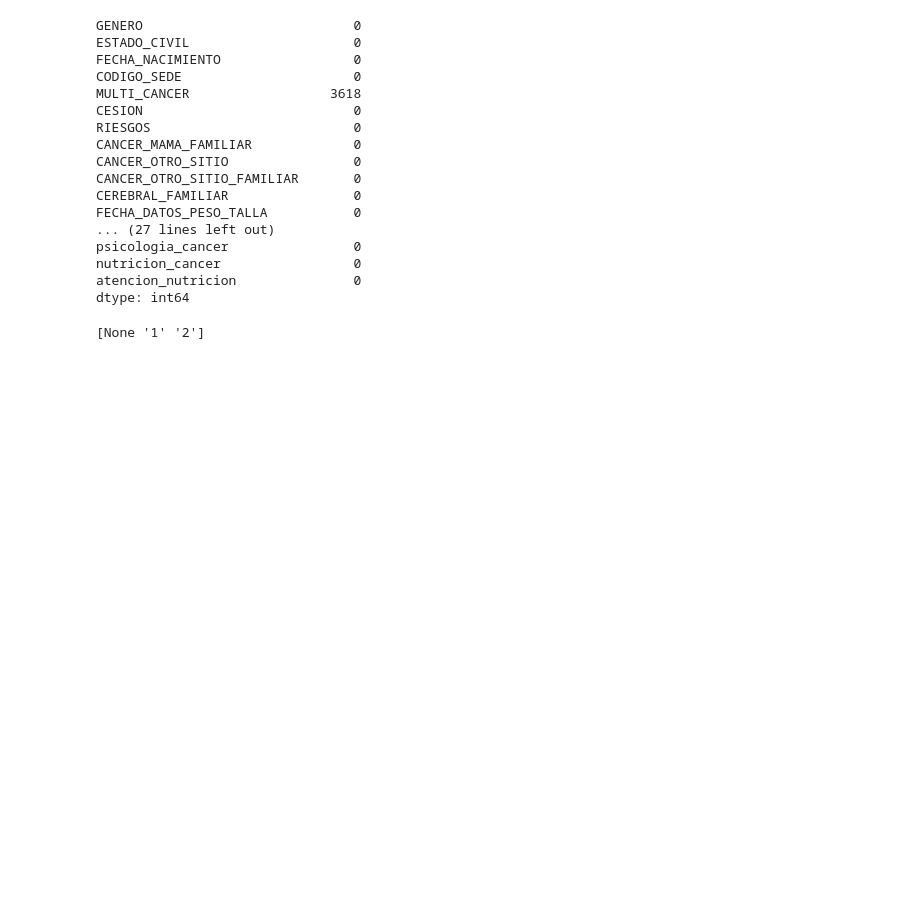
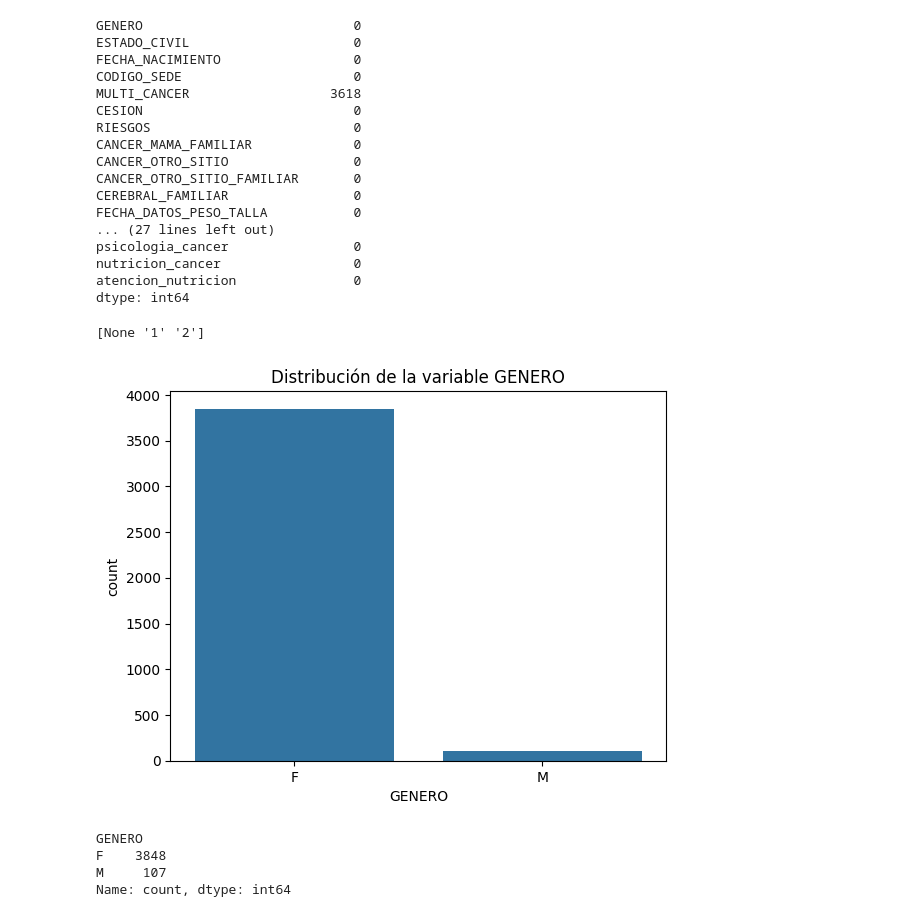
Before and after one commit to rchicangana/AprendizajeAutomaticoII, a Jupyter notebook: Notebooks/NoteBookOncoPredict.ipynb, the cells around one changed output. Drawn from its saved outputs; the diff is of its cells as text; code cells hidden in the pictures; blank space fills up the shorter version.

Commit message:
Analisis univariado variables 1-27

```diff
--- a/Notebooks/NoteBookOncoPredict.ipynb
+++ b/Notebooks/NoteBookOncoPredict.ipynb
@@ -90,3 +90,18 @@ dtype: int64
 print(df['MULTI_CANCER'].unique())
 # %% [output]
 [None '1' '2']
+# %%
+#Analisis univariado de la variable GENERO
+sns.countplot(x='GENERO', data=df)
+plt.title('Distribución de la variable GENERO')
+plt.show()
+# %% [output]
+[figure, added]
+# %%
+#contamos cuantos valores unicos hay en la variable genero
+print(df['GENERO'].value_counts())
+# %% [output]
+GENERO
+F    3848
+M     107
+Name: count, dtype: int64
```
Also changed, not shown: parts of 37 cells of this notebook.
